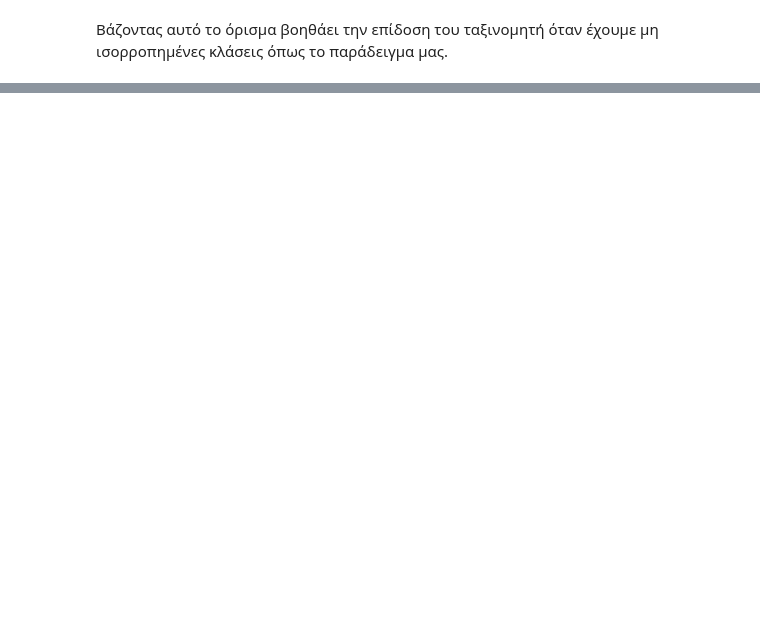
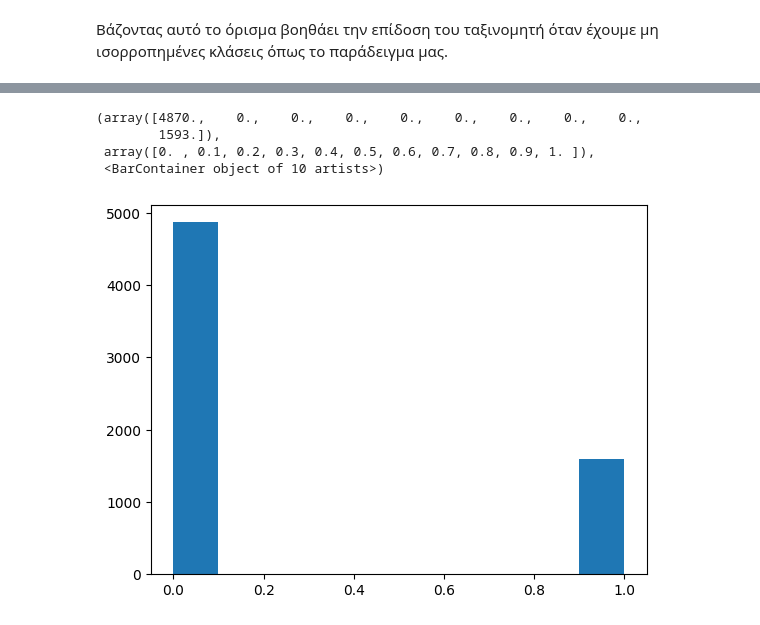
Before and after one commit to markos-merge/machine_learning_assignments, a Jupyter notebook: assignment_4/assignment_4.ipynb, the cells around one changed output, grey strips where cells are left out. Drawn from its saved outputs; the diff is of its cells as text; code cells hidden in the pictures; blank space fills up the shorter version.

```diff
--- a/assignment_4/assignment_4.ipynb
+++ b/assignment_4/assignment_4.ipynb
@@ -215,0 +244,4 @@ All wines have been classified
+# %%
+df = pd.read_csv('wine-full.csv')
+
+df.describe()
@@ -215,0 +285,12 @@ All wines have been classified
+# %%
+df = df.dropna().reset_index(drop=True)
+
+df['type'] = df['type'].replace({'white': "0", 'red': "1" } )
+df["type"] = df['type'].astype(int)
+plt.hist( df['type'])
+# %% [output]
+(array([4870.,    0.,    0.,    0.,    0.,    0.,    0.,    0.,    0.,
+        1593.]),
+ array([0. , 0.1, 0.2, 0.3, 0.4, 0.5, 0.6, 0.7, 0.8, 0.9, 1. ]),
+ <BarContainer object of 10 artists>)
+[figure, added]
```
Also changed, not shown: parts of 28 cells of this notebook, 1 other file.
